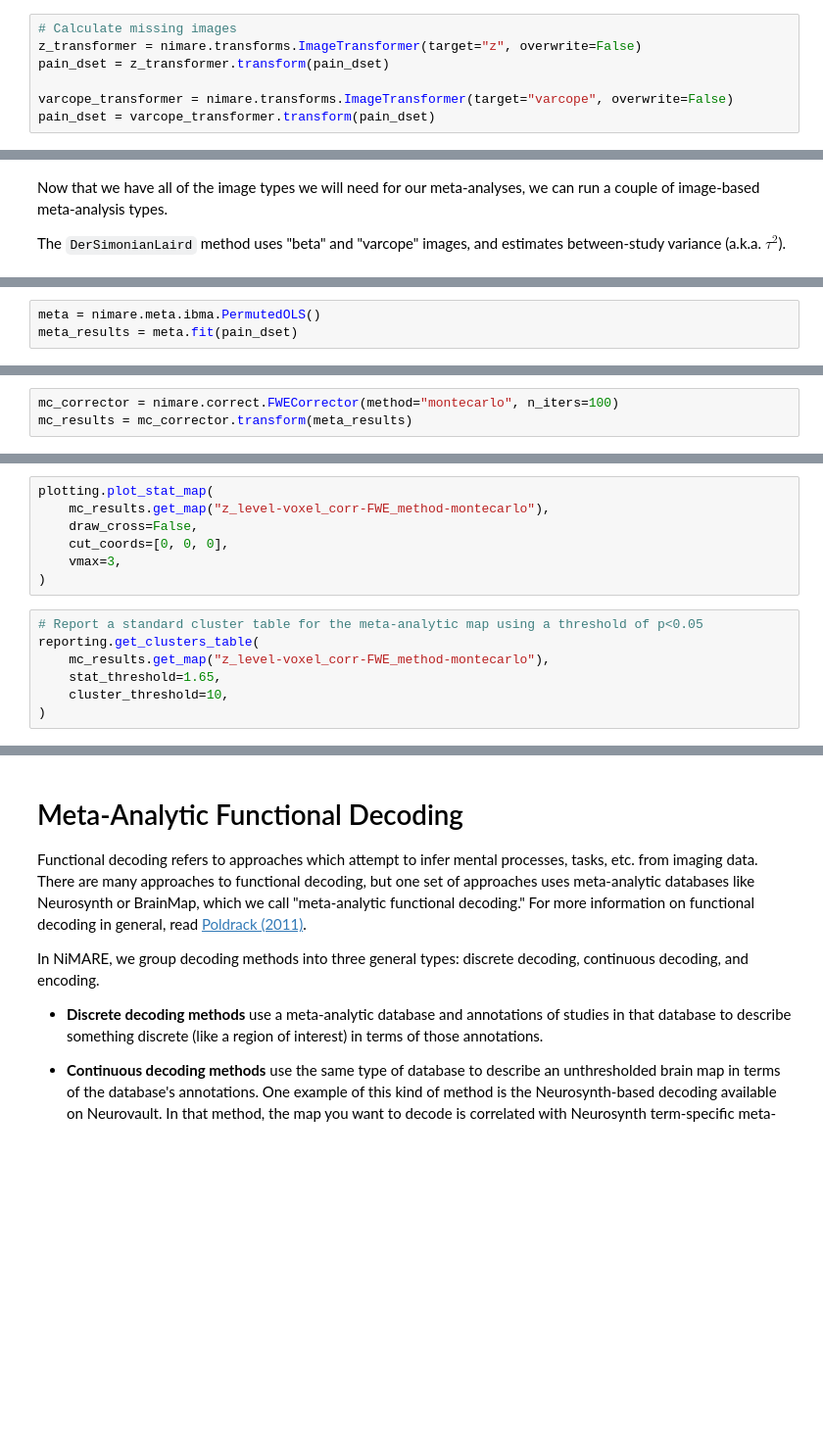
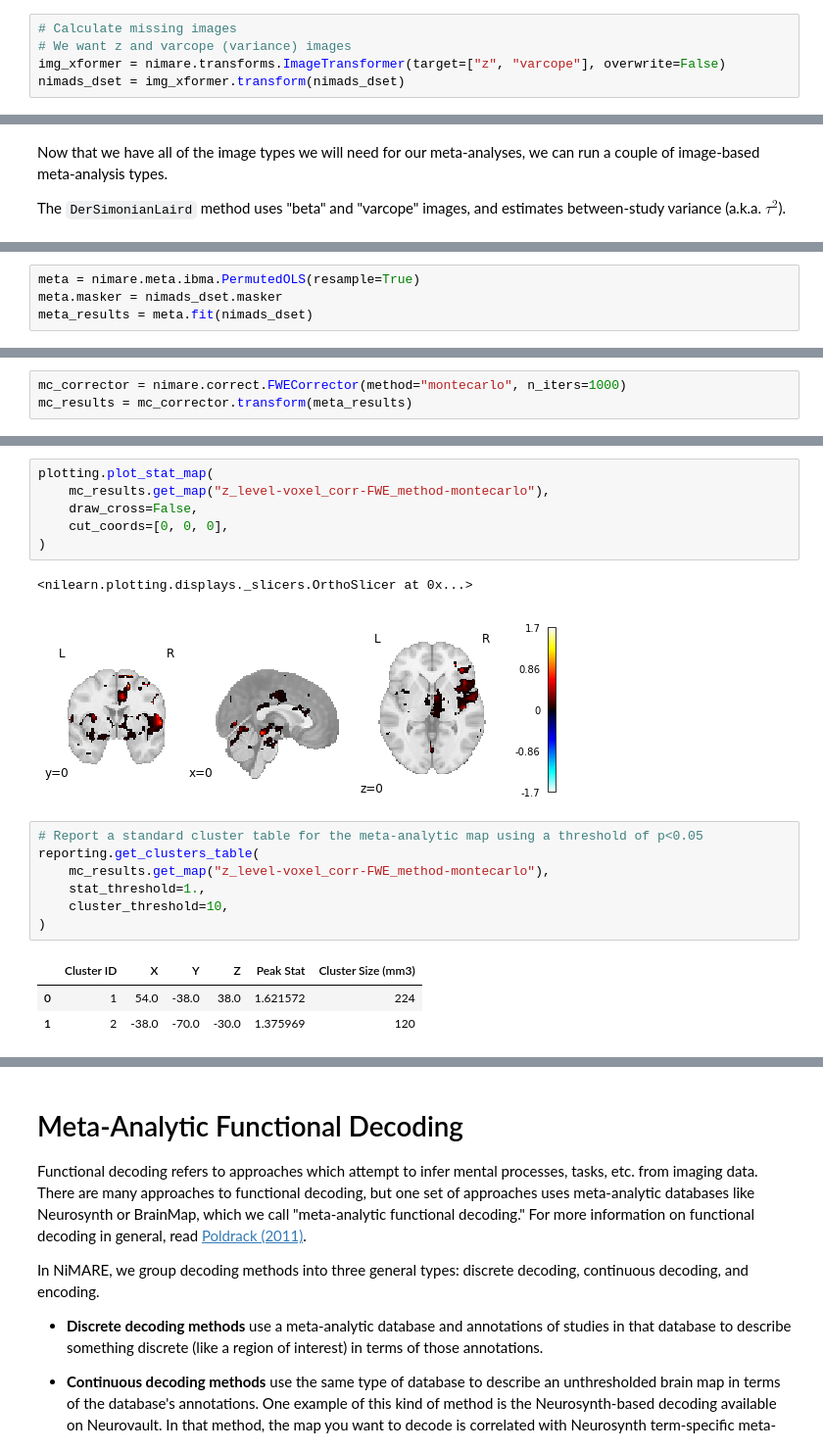
Before and after one commit to neurostuff/ohbm2021-nimare-tutorial, a Jupyter notebook: notebooks/tutorial.ipynb, the cells around one changed output, grey strips where cells are left out. Shown at 98% size. Drawn from its saved outputs; the diff is of its cells as text; blank space fills up the shorter version.

```diff
--- a/notebooks/tutorial.ipynb
+++ b/notebooks/tutorial.ipynb
@@ -286,9 +494,7 @@ Note that "z" images are missing for some, but not all, of the studies.
 NiMARE's `transforms` module contains a class, `ImageTransformer`, which can generate images from other images- as long as the right images and metadata are available. In this case, it can generate z-statistic images from t-statistic maps, combined with sample size information in the metadata. It can also generate "varcope" (contrast variance) images from the contrast standard error images.
 # %%
 # Calculate missing images
-z_transformer = nimare.transforms.ImageTransformer(target="z", overwrite=False)
-pain_dset = z_transformer.transform(pain_dset)
-
-varcope_transformer = nimare.transforms.ImageTransformer(target="varcope", overwrite=False)
-pain_dset = varcope_transformer.transform(pain_dset)
+# We want z and varcope (variance) images
+img_xformer = nimare.transforms.ImageTransformer(target=["z", "varcope"], overwrite=False)
+nimads_dset = img_xformer.transform(nimads_dset)
 # %%
@@ -311,3 +529,4 @@ The `PermutedOLS` method uses z-statistic images, and relies on [nilearn's `perm
 # %%
-meta = nimare.meta.ibma.PermutedOLS()
-meta_results = meta.fit(pain_dset)
+meta = nimare.meta.ibma.PermutedOLS(resample=True)
+meta.masker = nimads_dset.masker
+meta_results = meta.fit(nimads_dset)
@@ -320,5 +544,5 @@ plotting.plot_stat_map(
 # %%
-mc_corrector = nimare.correct.FWECorrector(method="montecarlo", n_iters=100)
+mc_corrector = nimare.correct.FWECorrector(method="montecarlo", n_iters=1000)
 mc_results = mc_corrector.transform(meta_results)
 # %%
 print(type(mc_results.maps))
@@ -327,17 +558,23 @@ print("\t- " + "\n\t- ".join(mc_results.maps.keys()))
 # %%
 plotting.plot_stat_map(
     mc_results.get_map("z_level-voxel_corr-FWE_method-montecarlo"),
     draw_cross=False,
     cut_coords=[0, 0, 0],
-    vmax=3,
 )
+# %% [output]
+<nilearn.plotting.displays._slicers.OrthoSlicer at 0x...>
+[figure, added]
 # %%
 # Report a standard cluster table for the meta-analytic map using a threshold of p<0.05
 reporting.get_clusters_table(
     mc_results.get_map("z_level-voxel_corr-FWE_method-montecarlo"),
-    stat_threshold=1.65,
+    stat_threshold=1.,
     cluster_threshold=10,
 )
+# %% [output]
+|  | Cluster ID | X | Y | Z | Peak Stat | Cluster Size (mm3) |
+| 0 | 1 | 54.0 | -38.0 | 38.0 | 1.621572 | 224 |
+| 1 | 2 | -38.0 | -70.0 | -30.0 | 1.375969 | 120 |
 # %% [markdown]
 ## Compare to results from the SPM IBMA extension
 
```
Also changed, not shown: parts of 62 cells of this notebook, 2 other files.
